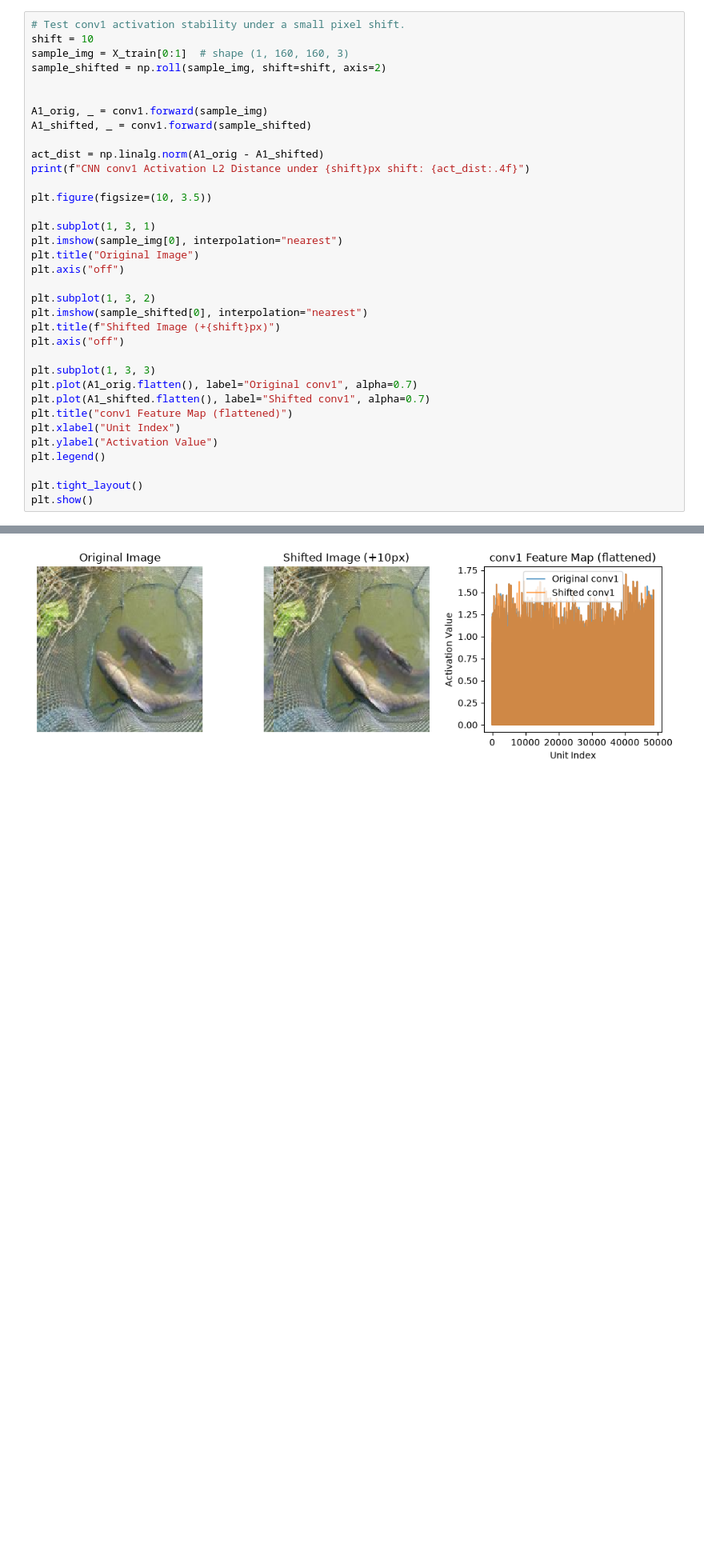
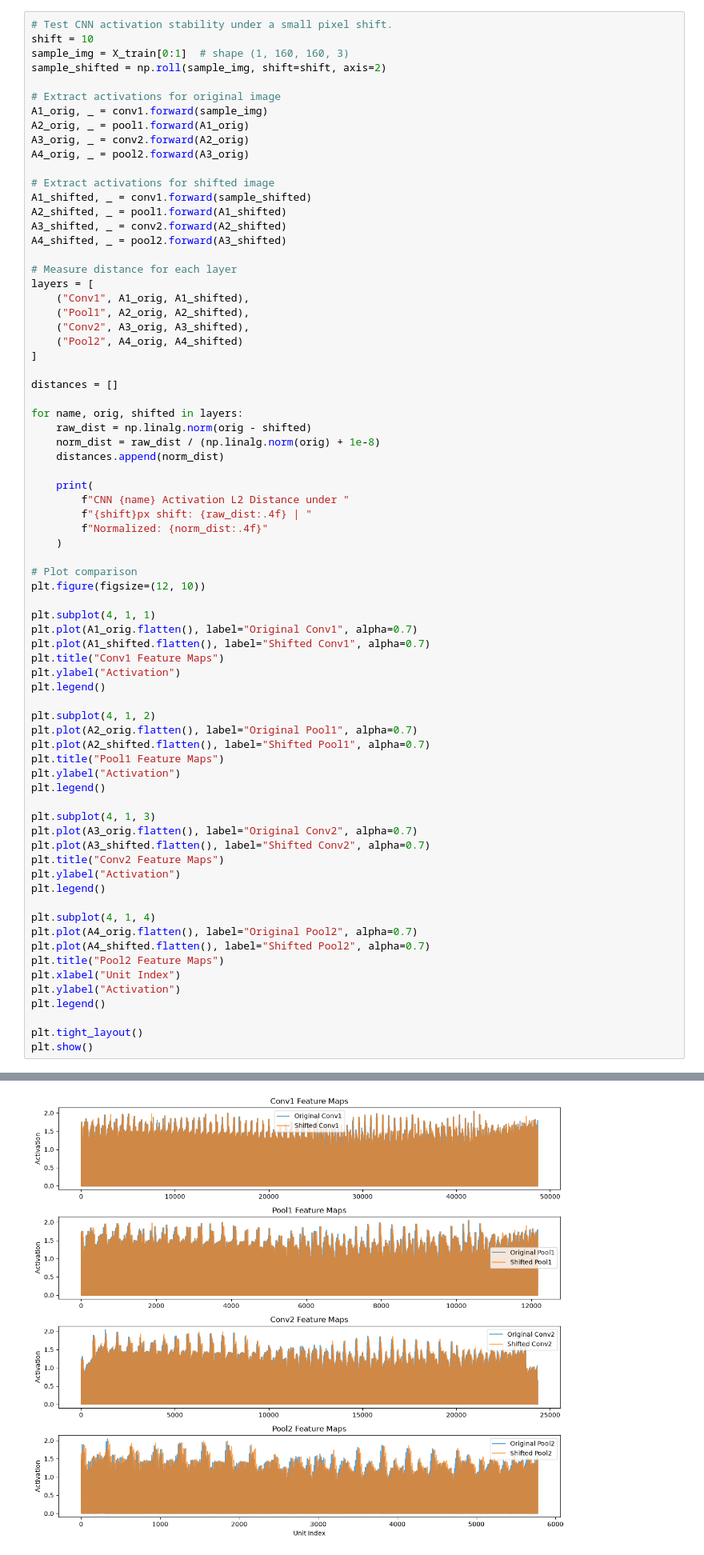
Before and after one commit to eliasakalu/ICogLabs_AI_Projects, a Jupyter notebook: scale separation and symmetry/cnn.ipynb, the cells around one changed output, grey strips where cells are left out. Shown at 80% size. Drawn from its saved outputs; the diff is of its cells as text; blank space fills up the shorter version.

```diff
--- a/scale separation and symmetry/cnn.ipynb
+++ b/scale separation and symmetry/cnn.ipynb
@@ -152,34 +152,72 @@ plt.show()
 # %%
-# Test conv1 activation stability under a small pixel shift.
+# Test CNN activation stability under a small pixel shift.
 shift = 10
 sample_img = X_train[0:1]  # shape (1, 160, 160, 3)
 sample_shifted = np.roll(sample_img, shift=shift, axis=2)
 
+# Extract activations for original image
+A1_orig, _ = conv1.forward(sample_img)
+A2_orig, _ = pool1.forward(A1_orig)
+A3_orig, _ = conv2.forward(A2_orig)
+A4_orig, _ = pool2.forward(A3_orig)
 
-A1_orig, _ = conv1.forward(sample_img)
+# Extract activations for shifted image
 A1_shifted, _ = conv1.forward(sample_shifted)
+A2_shifted, _ = pool1.forward(A1_shifted)
+A3_shifted, _ = conv2.forward(A2_shifted)
+A4_shifted, _ = pool2.forward(A3_shifted)
 
-act_dist = np.linalg.norm(A1_orig - A1_shifted)
-print(f"CNN conv1 Activation L2 Distance under {shift}px shift: {act_dist:.4f}")
+# Measure distance for each layer
+layers = [
+    ("Conv1", A1_orig, A1_shifted),
+    ("Pool1", A2_orig, A2_shifted),
+    ("Conv2", A3_orig, A3_shifted),
+    ("Pool2", A4_orig, A4_shifted)
+]
 
-plt.figure(figsize=(10, 3.5))
+distances = []
 
-plt.subplot(1, 3, 1)
-plt.imshow(sample_img[0], interpolation="nearest")
-plt.title("Original Image")
-plt.axis("off")
+for name, orig, shifted in layers:
+    raw_dist = np.linalg.norm(orig - shifted)
+    norm_dist = raw_dist / (np.linalg.norm(orig) + 1e-8)
+    distances.append(norm_dist)
 
-plt.subplot(1, 3, 2)
-plt.imshow(sample_shifted[0], interpolation="nearest")
-plt.title(f"Shifted Image (+{shift}px)")
-plt.axis("off")
+    print(
+        f"CNN {name} Activation L2 Distance under "
+        f"{shift}px shift: {raw_dist:.4f} | "
+        f"Normalized: {norm_dist:.4f}"
+    )
 
-plt.subplot(1, 3, 3)
-plt.plot(A1_orig.flatten(), label="Original conv1", alpha=0.7)
-plt.plot(A1_shifted.flatten(), label="Shifted conv1", alpha=0.7)
-plt.title("conv1 Feature Map (flattened)")
+# Plot comparison
+plt.figure(figsize=(12, 10))
+
+plt.subplot(4, 1, 1)
+plt.plot(A1_orig.flatten(), label="Original Conv1", alpha=0.7)
+plt.plot(A1_shifted.flatten(), label="Shifted Conv1", alpha=0.7)
+plt.title("Conv1 Feature Maps")
+plt.ylabel("Activation")
+plt.legend()
+
+plt.subplot(4, 1, 2)
+plt.plot(A2_orig.flatten(), label="Original Pool1", alpha=0.7)
+plt.plot(A2_shifted.flatten(), label="Shifted Pool1", alpha=0.7)
+plt.title("Pool1 Feature Maps")
+plt.ylabel("Activation")
+plt.legend()
+
+plt.subplot(4, 1, 3)
+plt.plot(A3_orig.flatten(), label="Original Conv2", alpha=0.7)
+plt.plot(A3_shifted.flatten(), label="Shifted Conv2", alpha=0.7)
+plt.title("Conv2 Feature Maps")
+plt.ylabel("Activation")
+plt.legend()
+
+plt.subplot(4, 1, 4)
+plt.plot(A4_orig.flatten(), label="Original Pool2", alpha=0.7)
+plt.plot(A4_shifted.flatten(), label="Shifted Pool2", alpha=0.7)
+plt.title("Pool2 Feature Maps")
 plt.xlabel("Unit Index")
-plt.ylabel("Activation Value")
+plt.ylabel("Activation")
 plt.legend()
 
 plt.tight_layout()
@@ -189,4 +230,4 @@ CNN conv1 Activation L2 Distance under 10px shift: 29.7418
-[figure, old version]
+[figure, new version]
 # %%
 # Visualize what each conv layer learns.
 # conv1 filters see RGB pixels; deeper layers see learned features.
```
Also changed, not shown: parts of 4 cells of this notebook, 1 other file.
